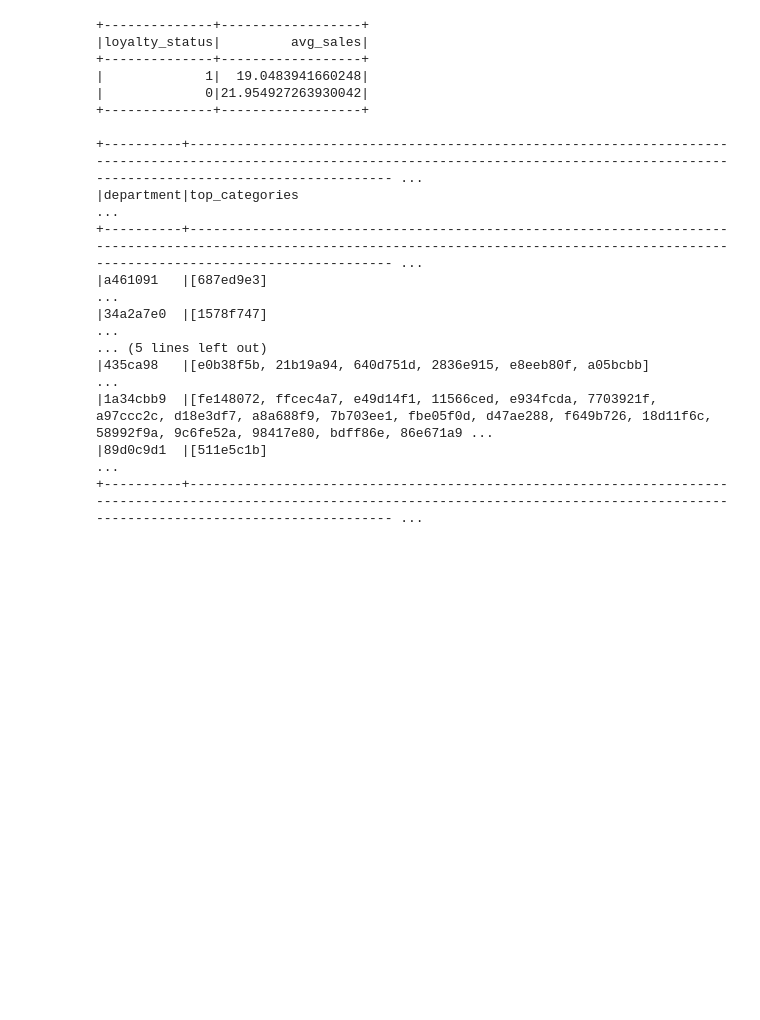
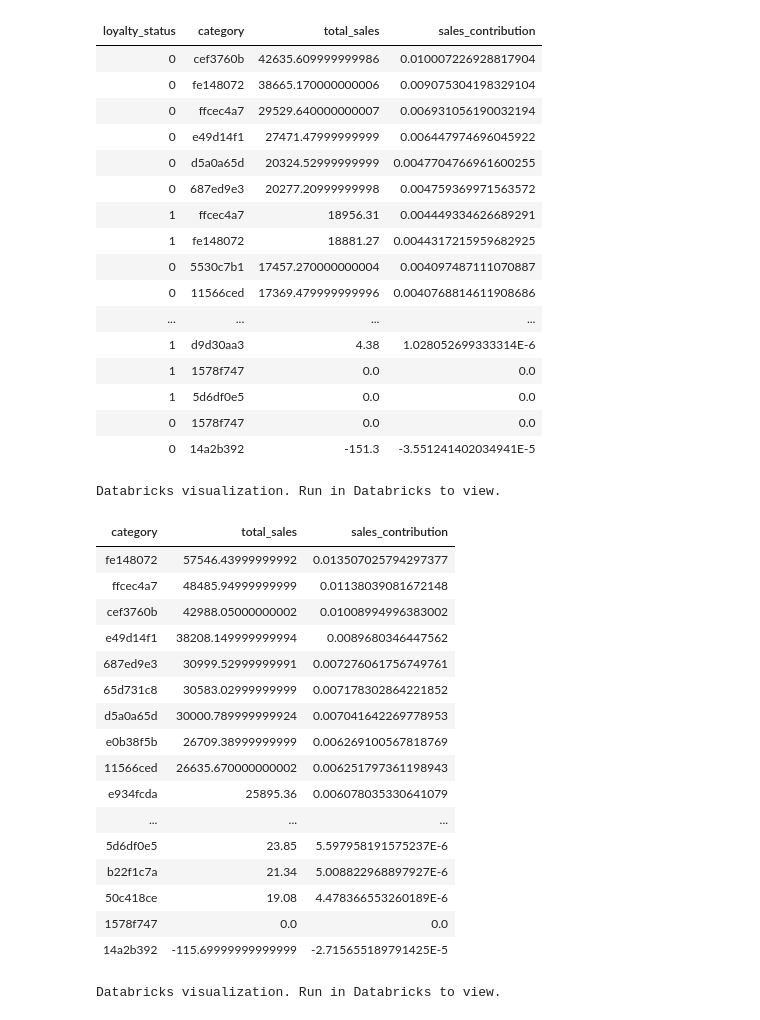
Before and after one commit to summiyak/Datahub_Pipeline, a Jupyter notebook: ACME_Store_Data_Ingestion.ipynb, the cells around one changed output. Drawn from its saved outputs; the diff is of its cells as text; code cells hidden in the pictures; blank space fills up the shorter version.

```diff
--- a/ACME_Store_Data_Ingestion.ipynb
+++ b/ACME_Store_Data_Ingestion.ipynb
@@ -151,0 +227,6 @@ only showing top 20 rows
+# %%
+from pyspark.sql.functions import col, month
+joined_df = joined_df.withColumn("trans_month", month(col("trans_dt")))
+
+loyalty_monthly_sales = joined_df.groupby("trans_month",'loyalty_status').agg(F.mean('sales').alias('avg_sales')).orderBy(F.asc('trans_month'))
+display(loyalty_monthly_sales)
@@ -152,41 +252,67 @@ only showing top 20 rows
 # %%
-joined_df = joined_df.withColumn('loyalty_status', when(col("collector_key")!= '-1', 1).otherwise(0))
+
+
 # Group by loyalty status and category, calculate total sales
 loyalty_category_sales = joined_df.groupby('loyalty_status', 'category').agg(F.sum('sales').alias('total_sales')).orderBy(F.desc('total_sales'))
 
 # Determine contribution of each category to total sales
 total_sales = joined_df.select(F.sum('sales')).collect()[0][0]
 loyalty_category_sales = loyalty_category_sales.withColumn('sales_contribution', F.col('total_sales') / total_sales)
+loyalty_category_sales = loyalty_category_sales.dropna()
+display(loyalty_category_sales)
 
-# Get performance comparison of loyalty vs non-loyalty customers
-loyalty_performance = joined_df.groupby('loyalty_status') \
-    .agg(F.mean('sales').alias('avg_sales'))
+# Group by category, calculate total sales
+category_sales = joined_df.groupby( 'category').agg(F.sum('sales').alias('total_sales')).orderBy(F.desc('total_sales'))
 
-loyalty_performance.show()
+# Determine contribution of each category to total sales
+total_sales = joined_df.select(F.sum('sales')).collect()[0][0]
+category_sales = category_sales.withColumn('sales_contribution', F.col('total_sales') / total_sales)
+
+display(category_sales.dropna())
+
 
 # Get top 10 product categories by department
 top_categories_by_dept = joined_df.groupby('department', 'category') \
     .agg(F.sum('sales').alias('total_sales')) \
     .orderBy('department', F.desc('total_sales')) \
     .groupBy('department').agg(F.collect_list('category').alias('top_categories')) \
     .limit(10)
-
+display(top_categories_by_dept.dropna())
 top_categories_by_dept.show(truncate=False)
 # %% [output]
+| loyalty_status | category | total_sales | sales_contribution |
+| 0 | cef3760b | 42635.609999999986 | 0.010007226928817904 |
+| 0 | fe148072 | 38665.170000000006 | 0.009075304198329104 |
+| 0 | ffcec4a7 | 29529.640000000007 | 0.006931056190032194 |
+| 0 | e49d14f1 | 27471.47999999999 | 0.006447974696045922 |
+| 0 | d5a0a65d | 20324.52999999999 | 0.0047704766961600255 |
+| 0 | 687ed9e3 | 20277.20999999998 | 0.004759369971563572 |
+| 1 | ffcec4a7 | 18956.31 | 0.004449334626689291 |
+| 1 | fe148072 | 18881.27 | 0.0044317215959682925 |
+| 0 | 5530c7b1 | 17457.270000000004 | 0.004097487111070887 |
+| 0 | 11566ced | 17369.479999999996 | 0.0040768814611908686 |
+| ... | ... | ... | ... |
+| 1 | d9d30aa3 | 4.38 | 1.028052699333314E-6 |
+| 1 | 1578f747 | 0.0 | 0.0 |
+| 1 | 5d6df0e5 | 0.0 | 0.0 |
+| 0 | 1578f747 | 0.0 | 0.0 |
+| 0 | 14a2b392 | -151.3 | -3.551241402034941E-5 |
-+--------------+------------------+
-|loyalty_status|         avg_sales|
-+--------------+------------------+
-|             1|  19.0483941660248|
-|             0|21.954927263930042|
-+--------------+------------------+
-
-+----------+-------------------------------------------------------------------------------------------------------------------------------------------------------------------------------------------- ...
-|department|top_categories                                                                                                                                                                               ...
-+----------+-------------------------------------------------------------------------------------------------------------------------------------------------------------------------------------------- ...
-|a461091   |[687ed9e3]                                                                                                                                                                                   ...
-|34a2a7e0  |[1578f747]                                                                                                                                                                                   ...
-... (5 lines left out)
-|435ca98   |[e0b38f5b, 21b19a94, 640d751d, 2836e915, e8eeb80f, a05bcbb]                                                                                                                                  ...
-|1a34cbb9  |[fe148072, ffcec4a7, e49d14f1, 11566ced, e934fcda, 7703921f, a97ccc2c, d18e3df7, a8a688f9, 7b703ee1, fbe05f0d, d47ae288, f649b726, 18d11f6c, 58992f9a, 9c6fe52a, 98417e80, bdff86e, 86e671a9 ...
-|89d0c9d1  |[511e5c1b]                                                                                                                                                                                   ...
-+----------+-------------------------------------------------------------------------------------------------------------------------------------------------------------------------------------------- ...
+Databricks visualization. Run in Databricks to view.
+| category | total_sales | sales_contribution |
+| fe148072 | 57546.43999999992 | 0.013507025794297377 |
+| ffcec4a7 | 48485.94999999999 | 0.01138039081672148 |
+| cef3760b | 42988.05000000002 | 0.01008994996383002 |
+| e49d14f1 | 38208.149999999994 | 0.0089680346447562 |
+| 687ed9e3 | 30999.52999999991 | 0.007276061756749761 |
+| 65d731c8 | 30583.02999999999 | 0.007178302864221852 |
+| d5a0a65d | 30000.789999999924 | 0.007041642269778953 |
+| e0b38f5b | 26709.38999999999 | 0.006269100567818769 |
+| 11566ced | 26635.670000000002 | 0.006251797361198943 |
+| e934fcda | 25895.36 | 0.006078035330641079 |
+| ... | ... | ... |
+| 5d6df0e5 | 23.85 | 5.597958191575237E-6 |
+| b22f1c7a | 21.34 | 5.008822968897927E-6 |
+| 50c418ce | 19.08 | 4.478366553260189E-6 |
+| 1578f747 | 0.0 | 0.0 |
+| 14a2b392 | -115.69999999999999 | -2.715655189791425E-5 |
+Databricks visualization. Run in Databricks to view.
```
Also changed, not shown: parts of 24 cells of this notebook, 1 other file.
